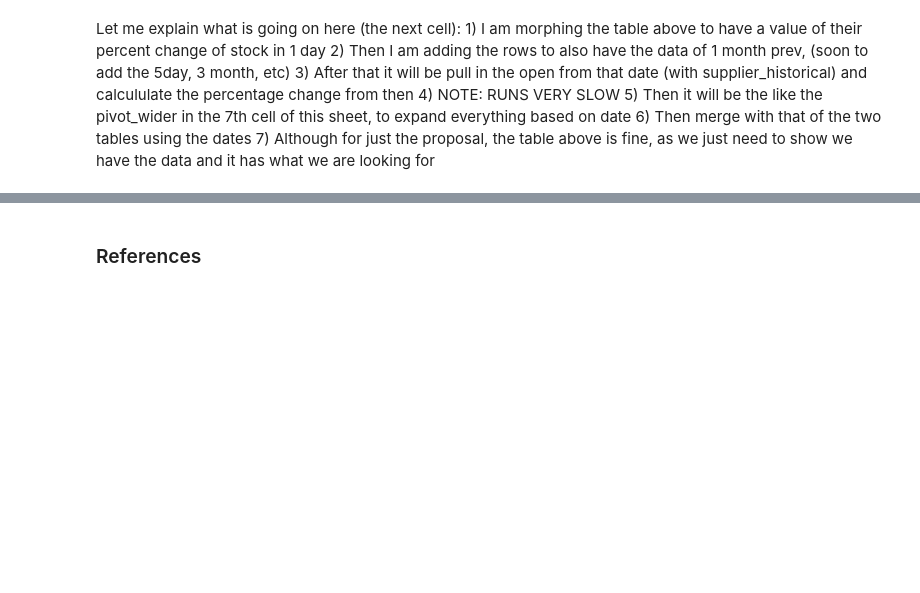
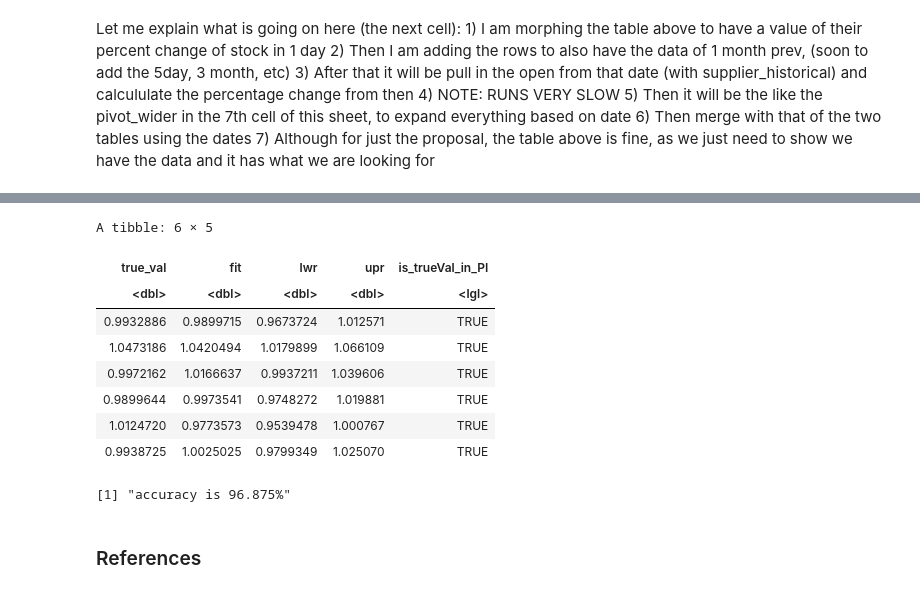
Before and after one commit to nkoda/STAT301, a Jupyter notebook: project_final.ipynb, the cells around one changed output, grey strips where cells are left out. Drawn from its saved outputs; the diff is of its cells as text; code cells hidden in the pictures; blank space fills up the shorter version.

```diff
--- a/project_final.ipynb
+++ b/project_final.ipynb
@@ -798,18 +789,33 @@ Coefficients:
 # %%
 #assessing accuracy
 model_performance = supplier_index_wide_test |>
     select(one_day_oc_INTC) |>
     cbind(predict(lin_model,
                   interval="prediction",
                   supplier_index_wide_test,
                   se.fit=TRUE)$fit
           ) |>
     rename(true_val = one_day_oc_INTC) |>
     group_by(true_val) |>
     mutate(is_trueVal_in_PI = between(fit, lwr, upr)) |>
     ungroup()
 
-model_performance
+head(model_performance)
+# %% [output]
+A tibble: 6 × 5
+| true_val | fit | lwr | upr | is_trueVal_in_PI |
+| <dbl> | <dbl> | <dbl> | <dbl> | <lgl> |
+| 0.9932886 | 0.9899715 | 0.9673724 | 1.012571 | TRUE |
+| 1.0473186 | 1.0420494 | 1.0179899 | 1.066109 | TRUE |
+| 0.9972162 | 1.0166637 | 0.9937211 | 1.039606 | TRUE |
+| 0.9899644 | 0.9973541 | 0.9748272 | 1.019881 | TRUE |
+| 1.0124720 | 0.9773573 | 0.9539478 | 1.000767 | TRUE |
+| 0.9938725 | 1.0025025 | 0.9799349 | 1.025070 | TRUE |
+# %%
+accuracy <- sum(model_performance$is_trueVal_in_PI) /(model_performance)
+sprintf("Testing accuracy over %s is %s%%", accuracy*100)
+# %% [output]
+[1] "accuracy is 96.875%"
 # %% [markdown]
 ### References
 # %% [markdown]
```
Also changed, not shown: parts of 19 cells of this notebook.
